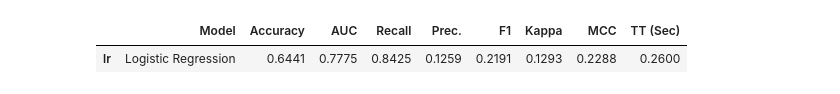
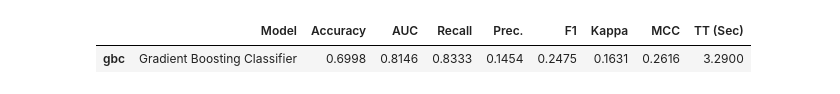
Before and after one commit to thewiredbear/Migrando_Internal_CodeOnly, a Jupyter notebook: shortForm_Encoding_Catboost.ipynb, the cells around one changed output. Saved outputs shown, nothing was run; the diff lists cells and outputs as text; code cells hidden in the pictures.

```diff
--- a/shortForm_Encoding_Catboost.ipynb
+++ b/shortForm_Encoding_Catboost.ipynb
@@ -88,10 +88,10 @@ test_Train
 # %%
 #best_model = compare_models(include=['nb'],sort='Recall')
-best_model = compare_models(include=['lr'],sort='Recall',cross_validation=False,probability_threshold=0.09)
+best_model = compare_models(include=['gbc'],sort='Recall',cross_validation=False,probability_threshold=0.09)
 # %% [output]
 [interactive output not drawn]
 |  | Model | Accuracy | AUC | Recall | Prec. | F1 | Kappa | MCC | TT (Sec) |
-| lr | Logistic Regression | 0.6441 | 0.7775 | 0.8425 | 0.1259 | 0.2191 | 0.1293 | 0.2288 | 0.2600 |
+| gbc | Gradient Boosting Classifier | 0.6998 | 0.8146 | 0.8333 | 0.1454 | 0.2475 | 0.1631 | 0.2616 | 3.2900 |
 [interactive output not drawn]
 # %%
 plot_model(best_model, plot = 'confusion_matrix')
```
Also changed, not shown: parts of 4 cells of this notebook, 1 other file.
